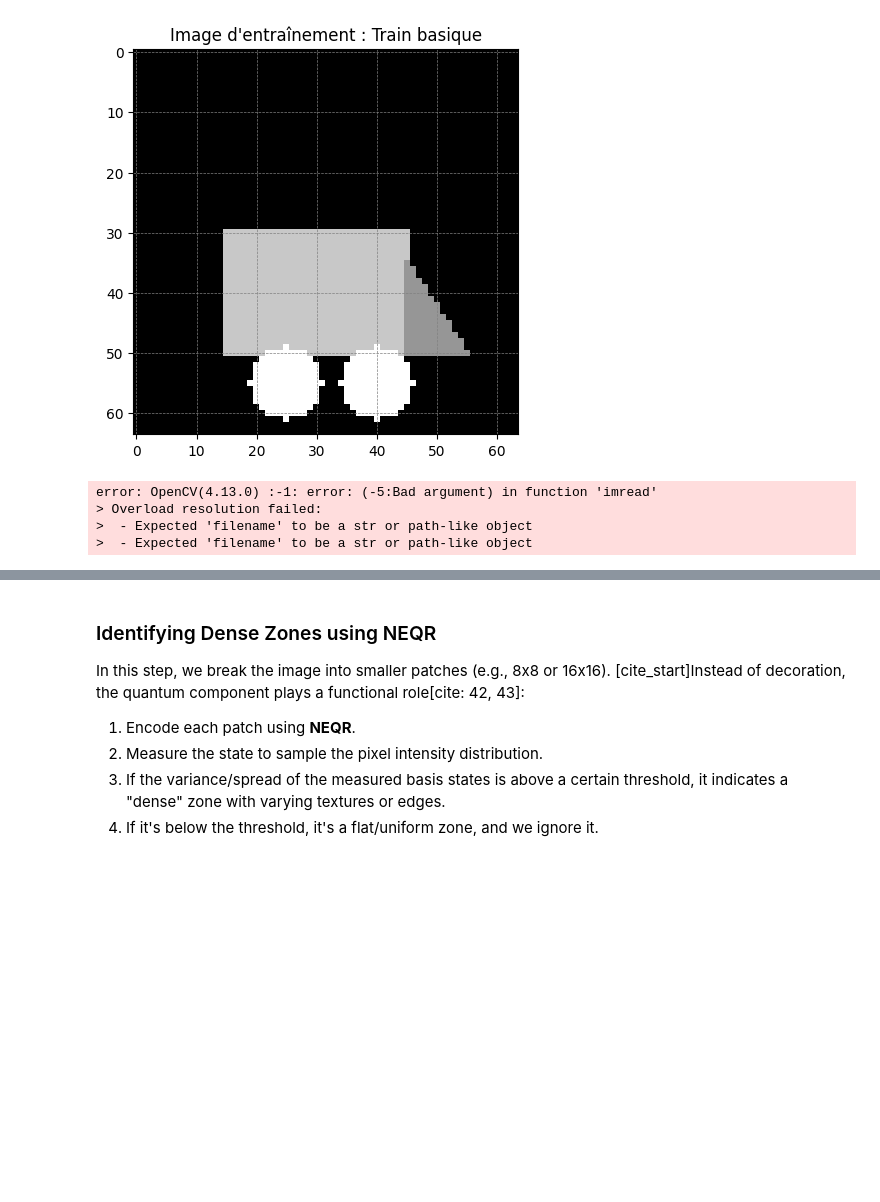
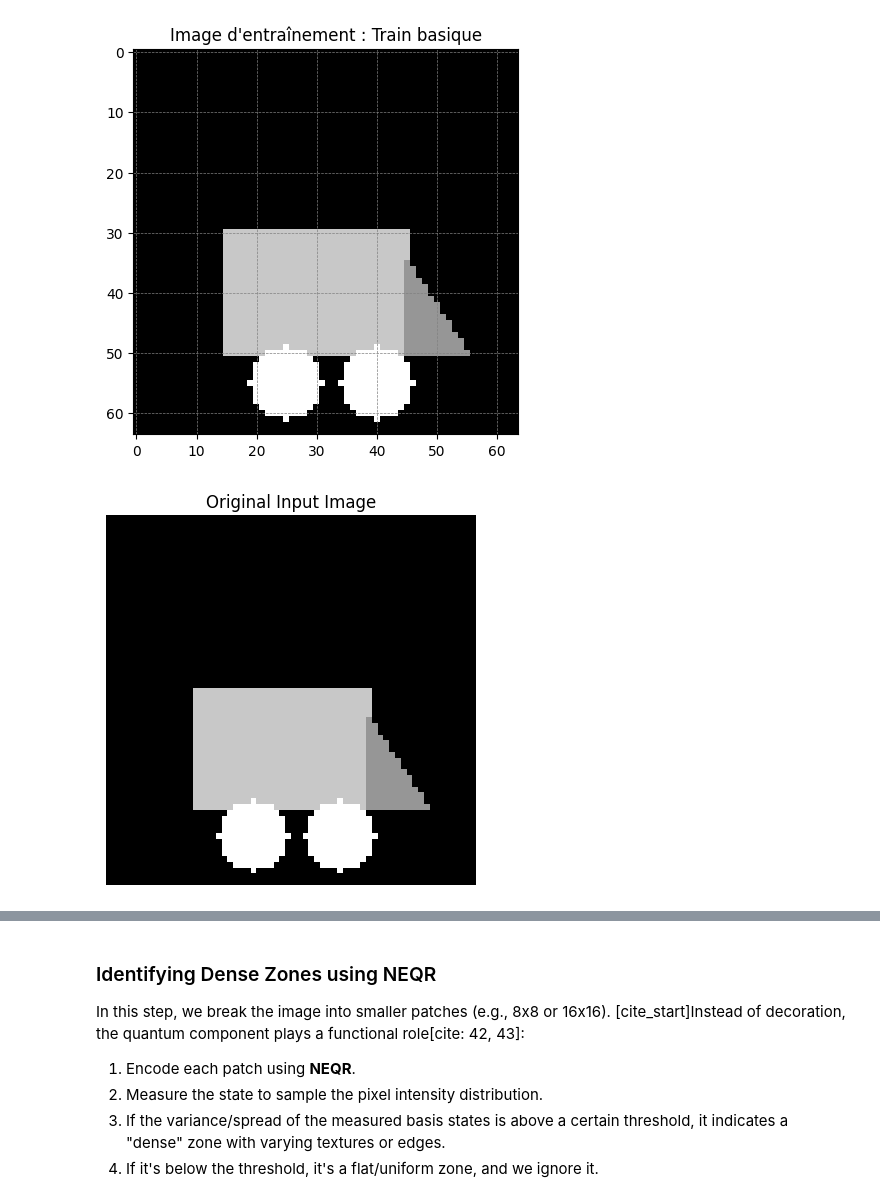
Before and after one commit to EquoNyta/iQuCodeFest2026-Team-C-, a Jupyter notebook: probabilityQED.ipynb, the cells around one changed output, grey strips where cells are left out. Cells and saved outputs as stored; diff of their text form; code cells hidden in the pictures; blank space fills up the shorter version.

```diff
--- a/probabilityQED.ipynb
+++ b/probabilityQED.ipynb
@@ -51,26 +52,29 @@ plt.show()
 # %%
 # Cell 2: Dependencies and Run Guide
 # Run Guide: Ensure you have qiskit, opencv-python, numpy, and matplotlib installed.
 # This prototype is designed to run locally using the Qiskit Aer simulator.
 
+# ---------------------------------------------------------
+# INPUT SELECTION
+# ---------------------------------------------------------
+# If using a real image file, uncomment the following two lines:
+# image_path = 'sample_image.jpg'
+# original_image = cv2.imread(image_path, cv2.IMREAD_GRAYSCALE)
 
-# Load a sample image (replace with your dataset)
-#image = 'sample_image.jpg'
-original_image = cv2.imread(image, cv2.IMREAD_GRAYSCALE)
+# Since we are using the generated toy data, we assign it directly:
+original_image = toy_image
 
 # Resize for proof-of-concept simulation speed
+# (toy_image is already 64x64, but keeping this ensures real images are scaled down later)
 target_size = (64, 64)
 image = cv2.resize(original_image, target_size)
 
-plt.imshow(image, cmap='gray')
+plt.imshow(image, cmap='gray', vmin=0, vmax=255)
 plt.title("Original Input Image")
 plt.axis('off')
 plt.show()
 # %% [output]
-error: OpenCV(4.13.0) :-1: error: (-5:Bad argument) in function 'imread'
-> Overload resolution failed:
->  - Expected 'filename' to be a str or path-like object
->  - Expected 'filename' to be a str or path-like object
+[figure, added]
 # %%
 # Cell 3: The Classical Baseline
 # Here we demonstrate the computationally heavy approach: running edge detection on the entire image.
```
Also changed, not shown: parts of 4 cells of this notebook.
